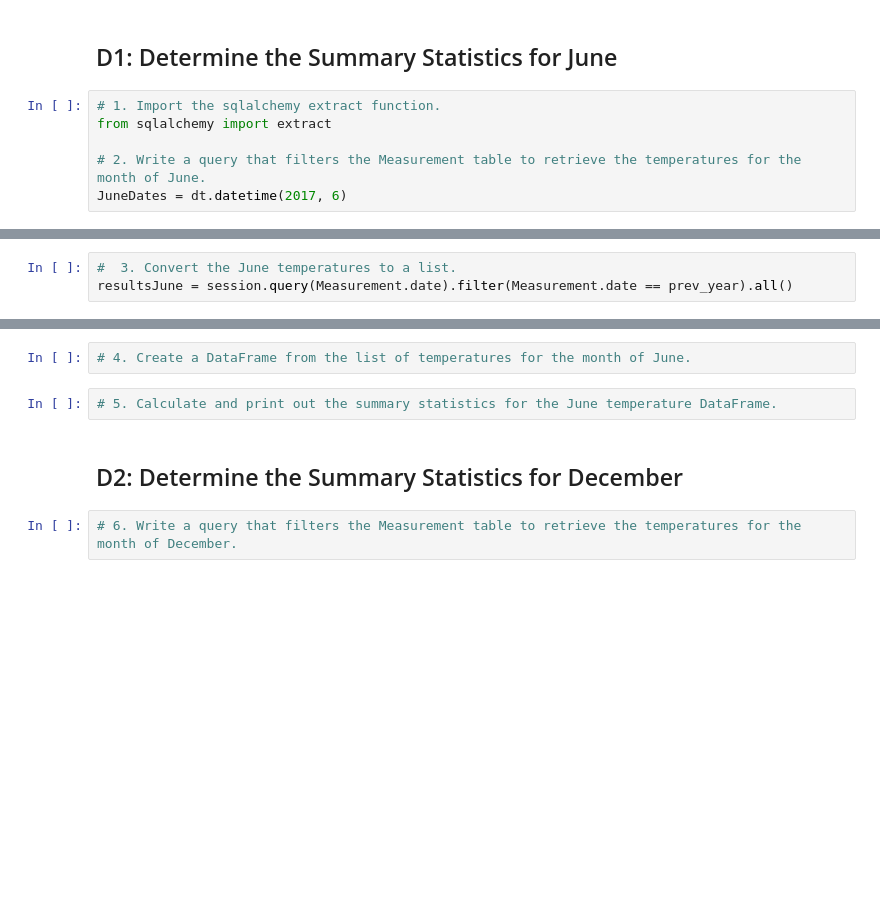
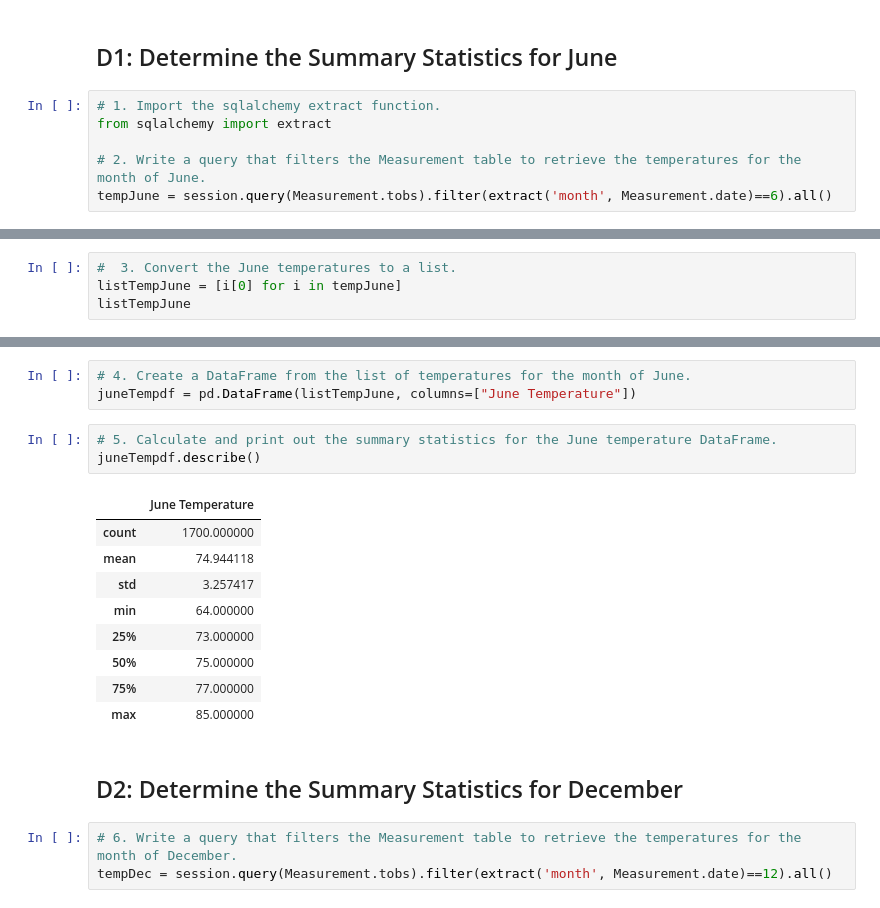
Before and after one commit to azkatieb/surfs_up, a Jupyter notebook: SurfsUp_Challenge.ipynb, the cells around one changed output, grey strips where cells are left out. Cells and saved outputs as stored; diff of their text form; blank space fills up the shorter version.

```diff
--- a/SurfsUp_Challenge.ipynb
+++ b/SurfsUp_Challenge.ipynb
@@ -29,4 +30,4 @@ session = Session(engine)
 from sqlalchemy import extract
 
 # 2. Write a query that filters the Measurement table to retrieve the temperatures for the month of June.
-JuneDates = dt.datetime(2017, 6)
+tempJune = session.query(Measurement.tobs).filter(extract('month', Measurement.date)==6).all()
@@ -35,3 +34,4 @@ TypeError: function missing required argument 'day' (pos 3)
 # %%
 #  3. Convert the June temperatures to a list.
-resultsJune = session.query(Measurement.date).filter(Measurement.date == prev_year).all()
+listTempJune = [i[0] for i in tempJune]
+listTempJune
@@ -38,10 +56,23 @@ resultsJune = session.query(Measurement.date).filter(Measurement.date == prev_ye
 # %%
 # 4. Create a DataFrame from the list of temperatures for the month of June.
+juneTempdf = pd.DataFrame(listTempJune, columns=["June Temperature"])
 # %%
 # 5. Calculate and print out the summary statistics for the June temperature DataFrame.
+juneTempdf.describe()
+# %% [output]
+|  | June Temperature |
+| count | 1700.000000 |
+| mean | 74.944118 |
+| std | 3.257417 |
+| min | 64.000000 |
+| 25% | 73.000000 |
+| 50% | 75.000000 |
+| 75% | 77.000000 |
+| max | 85.000000 |
 # %% [markdown]
 ## D2: Determine the Summary Statistics for December
 # %%
 # 6. Write a query that filters the Measurement table to retrieve the temperatures for the month of December.
+tempDec = session.query(Measurement.tobs).filter(extract('month', Measurement.date)==12).all()
 # %%
 # 7. Convert the December temperatures to a list.
```
Also changed, not shown: parts of 6 cells of this notebook.
